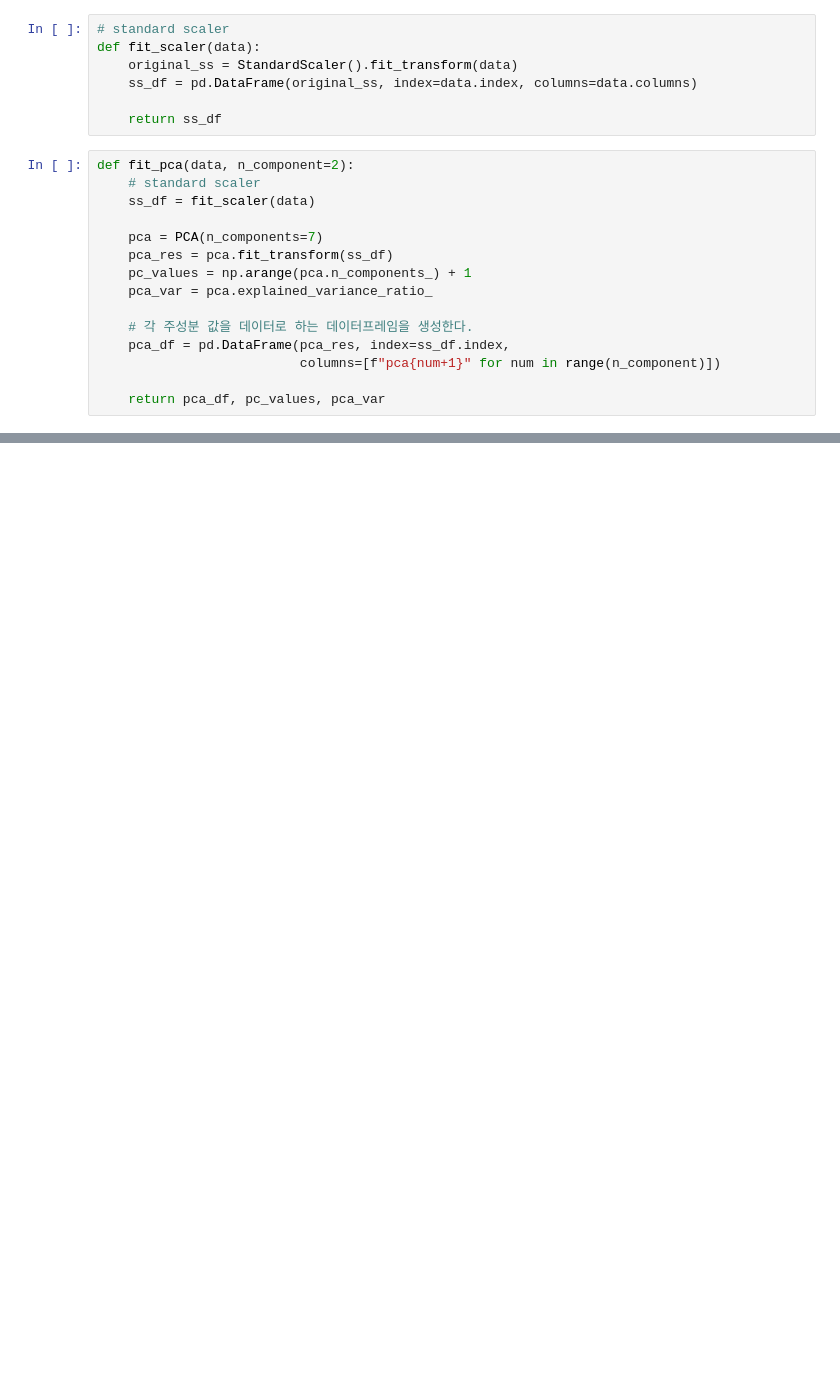
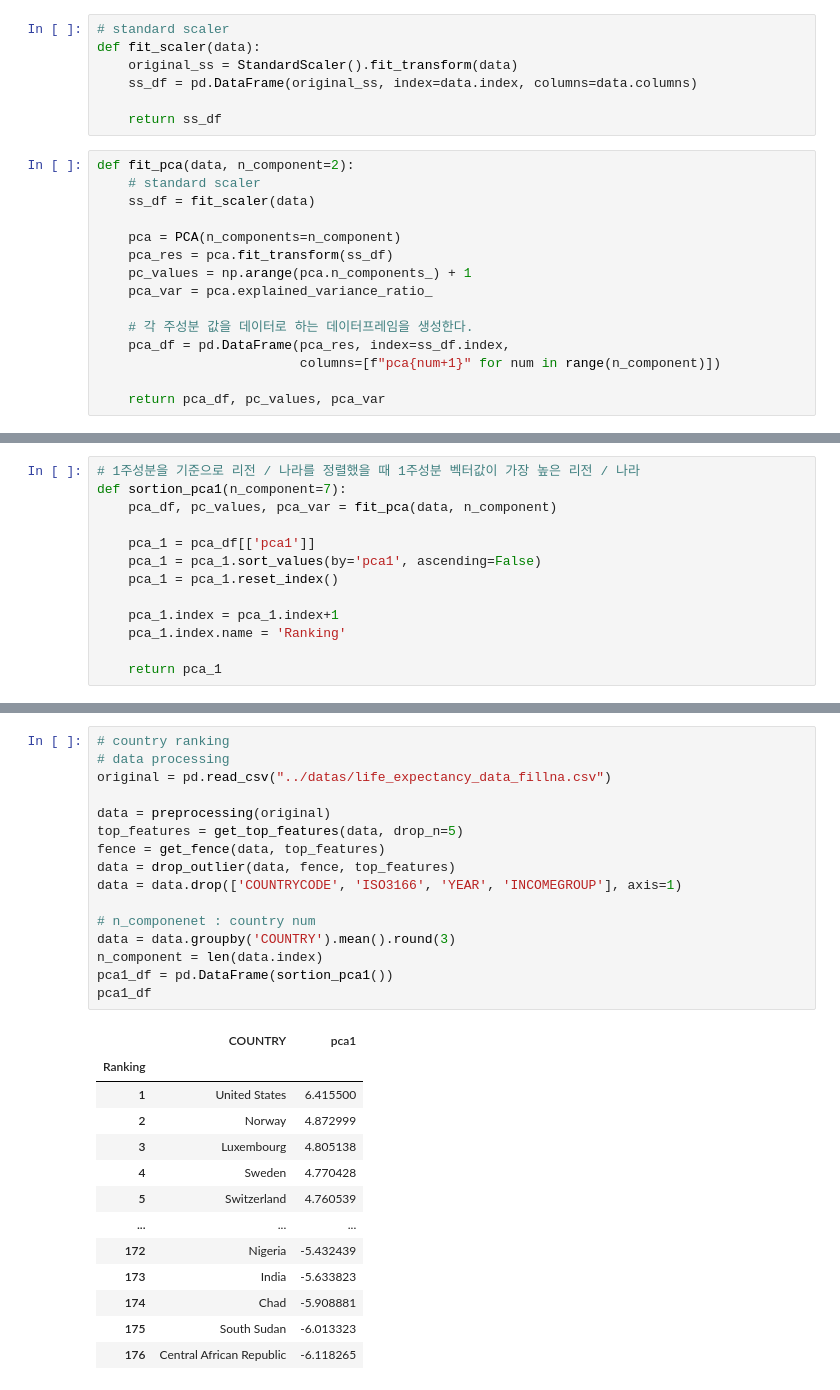
Before and after one commit to YoungAndJin96/Regression_LifeExpectancy, a Jupyter notebook: ipynb/Life_Expectancy_Regression.ipynb, the cells around one changed output, grey strips where cells are left out. Saved outputs shown, nothing was run; the diff lists cells and outputs as text; blank space fills up the shorter version.

```diff
--- a/ipynb/Life_Expectancy_Regression.ipynb
+++ b/ipynb/Life_Expectancy_Regression.ipynb
@@ -623,7 +627,7 @@ def fit_pca(data, n_component=2):
     # standard scaler
     ss_df = fit_scaler(data)
 
-    pca = PCA(n_components=7)
+    pca = PCA(n_components=n_component)
     pca_res = pca.fit_transform(ss_df)
     pc_values = np.arange(pca.n_components_) + 1
     pca_var = pca.explained_variance_ratio_
@@ -694,0 +700,13 @@ show_biplot(original, 2, 6)
+# %%
+# 1주성분을 기준으로 리전 / 나라를 정렬했을 때 1주성분 벡터값이 가장 높은 리전 / 나라
+def sortion_pca1(n_component=7):
+    pca_df, pc_values, pca_var = fit_pca(data, n_component)
+
+    pca_1 = pca_df[['pca1']]
+    pca_1 = pca_1.sort_values(by='pca1', ascending=False)
+    pca_1 = pca_1.reset_index()
+
+    pca_1.index = pca_1.index+1
+    pca_1.index.name = 'Ranking'
+
+    return pca_1
@@ -694,0 +739,30 @@ show_biplot(original, 2, 6)
+# %%
+# country ranking
+# data processing
+original = pd.read_csv("../datas/life_expectancy_data_fillna.csv")
+
+data = preprocessing(original)
+top_features = get_top_features(data, drop_n=5)
+fence = get_fence(data, top_features)
+data = drop_outlier(data, fence, top_features)
+data = data.drop(['COUNTRYCODE', 'ISO3166', 'YEAR', 'INCOMEGROUP'], axis=1)
+
+# n_componenet : country num
+data = data.groupby('COUNTRY').mean().round(3)
+n_component = len(data.index)
+pca1_df = pd.DataFrame(sortion_pca1())
+pca1_df
+# %% [output]
+|  | COUNTRY | pca1 |
+| Ranking |  |  |
+| 1 | United States | 6.415500 |
+| 2 | Norway | 4.872999 |
+| 3 | Luxembourg | 4.805138 |
+| 4 | Sweden | 4.770428 |
+| 5 | Switzerland | 4.760539 |
+| ... | ... | ... |
+| 172 | Nigeria | -5.432439 |
+| 173 | India | -5.633823 |
+| 174 | Chad | -5.908881 |
+| 175 | South Sudan | -6.013323 |
+| 176 | Central African Republic | -6.118265 |
```
Also changed, not shown: parts of 7 cells of this notebook.
